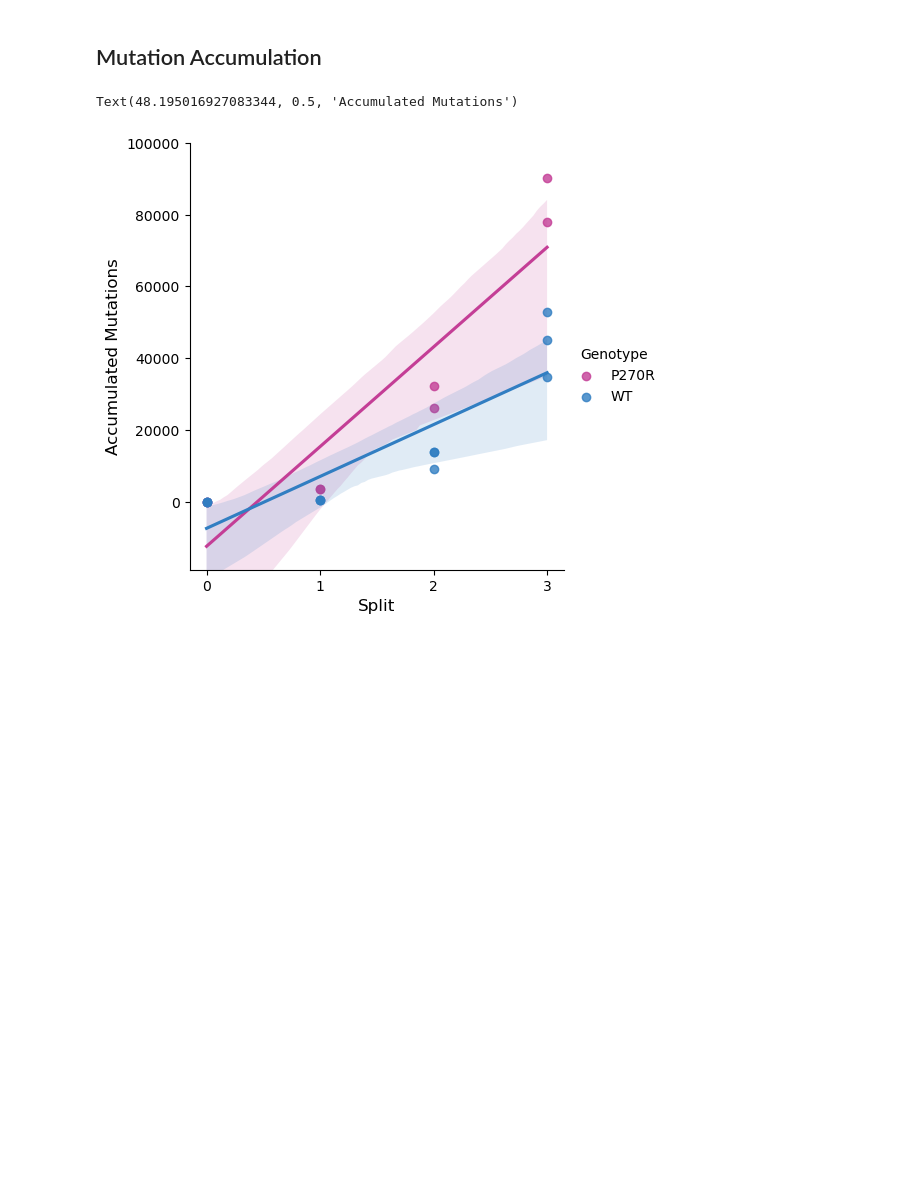
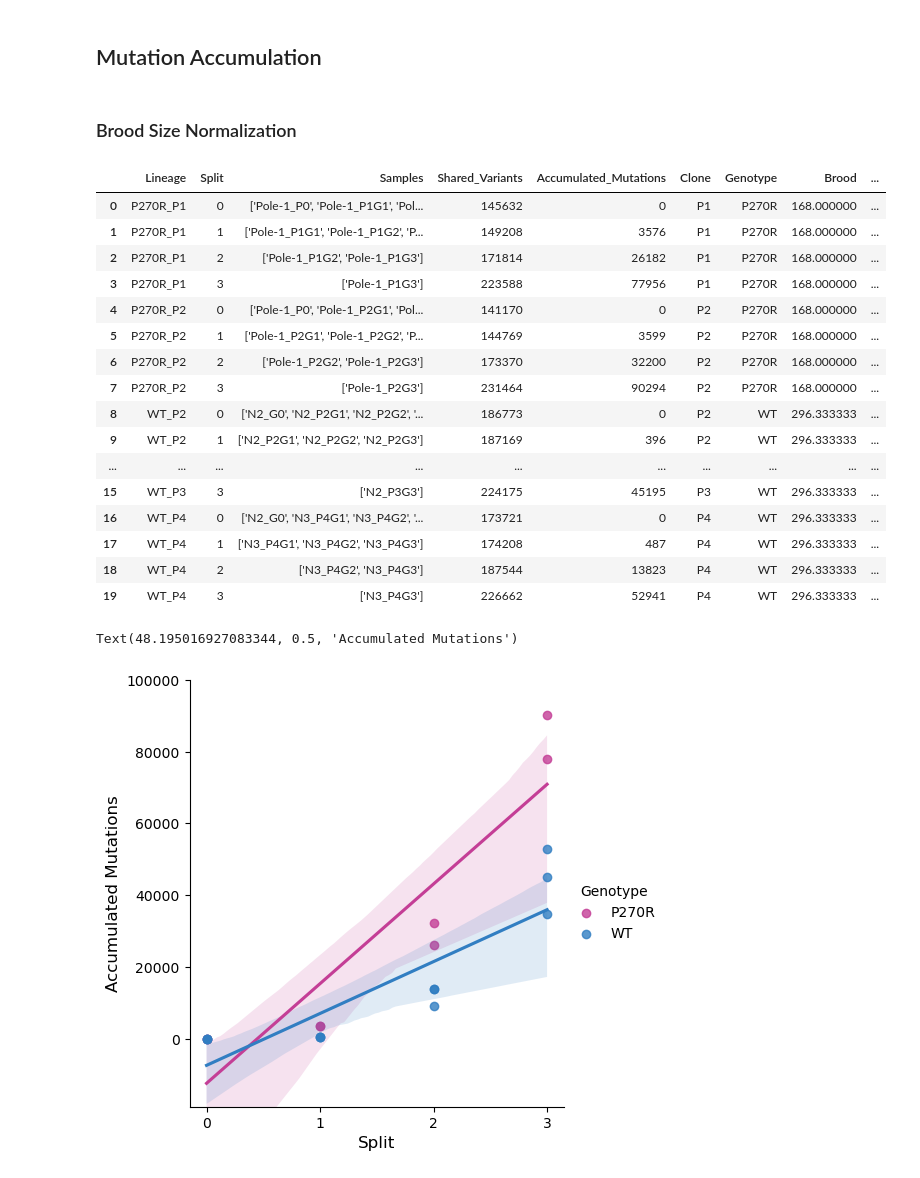
Before and after one commit to SrivatsanLab/SPC_genome, a Jupyter notebook: notebooks/worm_mut_accumulation.ipynb, the cells around one changed output. Drawn from its saved outputs; the diff is of its cells as text; code cells hidden in the pictures; blank space fills up the shorter version.

```diff
--- a/notebooks/worm_mut_accumulation.ipynb
+++ b/notebooks/worm_mut_accumulation.ipynb
@@ -233,0 +226,2 @@ time_series = time_series.assign(
+# %% [markdown]
+### Brood Size Normalization
@@ -233,0 +239,20 @@ time_series = time_series.assign(
+# %%
+time_series
+# %% [output]
+|  | Lineage | Split | Samples | Shared_Variants | Accumulated_Mutations | Clone | Genotype | Brood | ... |
+| 0 | P270R_P1 | 0 | ['Pole-1_P0', 'Pole-1_P1G1', 'Pol... | 145632 | 0 | P1 | P270R | 168.000000 | ... |
+| 1 | P270R_P1 | 1 | ['Pole-1_P1G1', 'Pole-1_P1G2', 'P... | 149208 | 3576 | P1 | P270R | 168.000000 | ... |
+| 2 | P270R_P1 | 2 | ['Pole-1_P1G2', 'Pole-1_P1G3'] | 171814 | 26182 | P1 | P270R | 168.000000 | ... |
+| 3 | P270R_P1 | 3 | ['Pole-1_P1G3'] | 223588 | 77956 | P1 | P270R | 168.000000 | ... |
+| 4 | P270R_P2 | 0 | ['Pole-1_P0', 'Pole-1_P2G1', 'Pol... | 141170 | 0 | P2 | P270R | 168.000000 | ... |
+| 5 | P270R_P2 | 1 | ['Pole-1_P2G1', 'Pole-1_P2G2', 'P... | 144769 | 3599 | P2 | P270R | 168.000000 | ... |
+| 6 | P270R_P2 | 2 | ['Pole-1_P2G2', 'Pole-1_P2G3'] | 173370 | 32200 | P2 | P270R | 168.000000 | ... |
+| 7 | P270R_P2 | 3 | ['Pole-1_P2G3'] | 231464 | 90294 | P2 | P270R | 168.000000 | ... |
+| 8 | WT_P2 | 0 | ['N2_G0', 'N2_P2G1', 'N2_P2G2', '... | 186773 | 0 | P2 | WT | 296.333333 | ... |
+| 9 | WT_P2 | 1 | ['N2_P2G1', 'N2_P2G2', 'N2_P2G3'] | 187169 | 396 | P2 | WT | 296.333333 | ... |
+| ... | ... | ... | ... | ... | ... | ... | ... | ... | ... |
+| 15 | WT_P3 | 3 | ['N2_P3G3'] | 224175 | 45195 | P3 | WT | 296.333333 | ... |
+| 16 | WT_P4 | 0 | ['N2_G0', 'N3_P4G1', 'N3_P4G2', '... | 173721 | 0 | P4 | WT | 296.333333 | ... |
+| 17 | WT_P4 | 1 | ['N3_P4G1', 'N3_P4G2', 'N3_P4G3'] | 174208 | 487 | P4 | WT | 296.333333 | ... |
+| 18 | WT_P4 | 2 | ['N3_P4G2', 'N3_P4G3'] | 187544 | 13823 | P4 | WT | 296.333333 | ... |
+| 19 | WT_P4 | 3 | ['N3_P4G3'] | 226662 | 52941 | P4 | WT | 296.333333 | ... |
```
Also changed, not shown: parts of 30 cells of this notebook, 3 other files.
